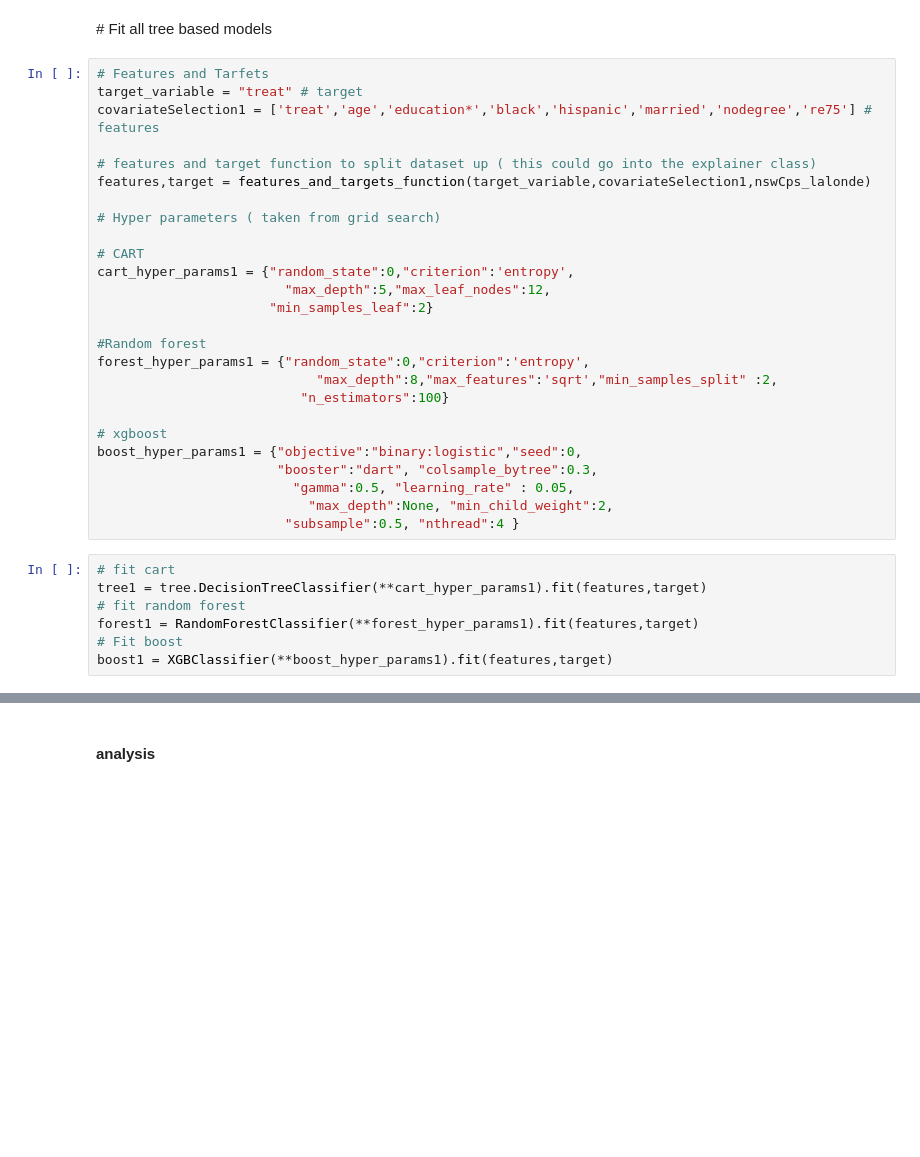
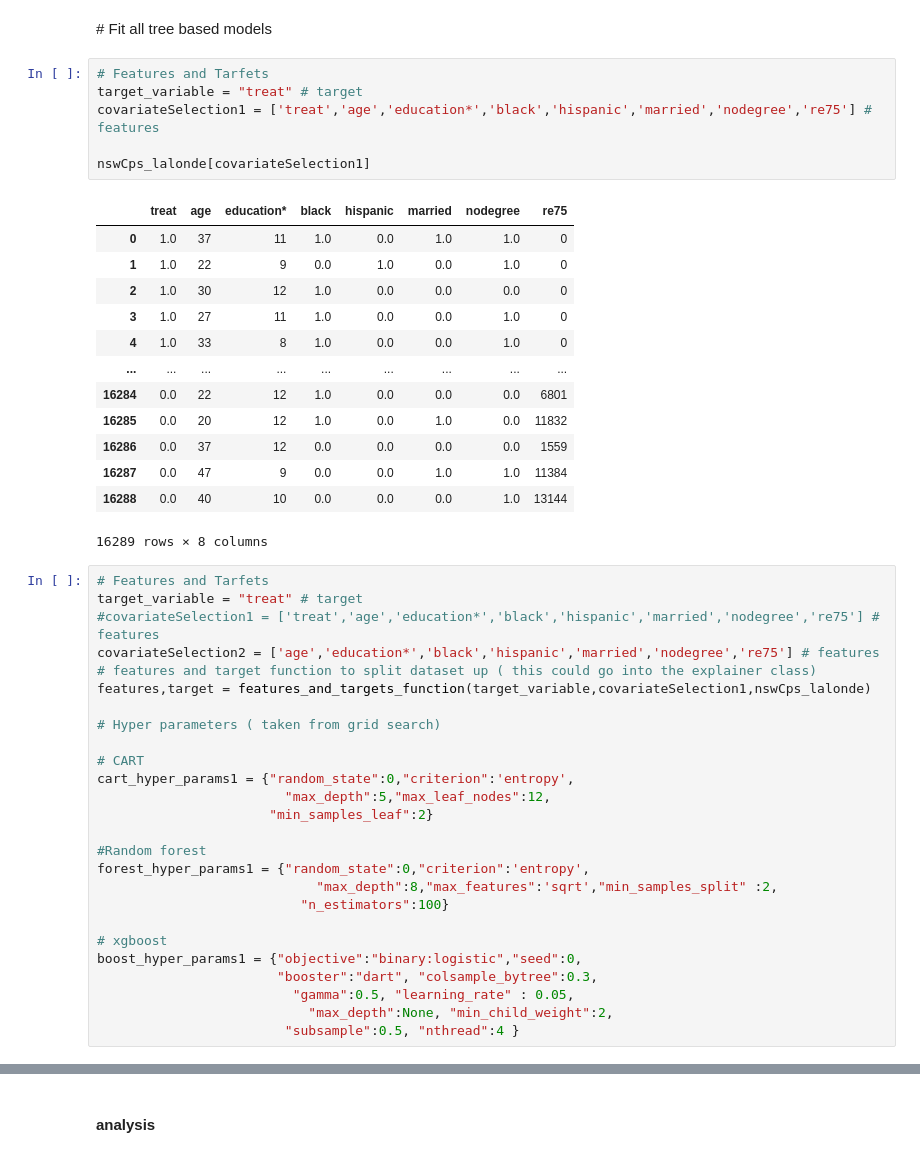
Before and after one commit to MawuliAgamah/ml-propensity-score-matching, a Jupyter notebook: Jupyter notebooks/model explanations.ipynb, the cells around one changed output, grey strips where cells are left out. Drawn from its saved outputs; the diff is of its cells as text; blank space fills up the shorter version.

```diff
--- a/Jupyter notebooks/model explanations.ipynb
+++ b/Jupyter notebooks/model explanations.ipynb
@@ -297,11 +305,31 @@ def features_and_targets_function(target,features,dataset):
 <p> 4 - nsw treated + PSID control (Dehejia & Wahba sub-sample) </p>
 # %% [markdown]
 # Fit all tree based models
+# %%
+# Features and Tarfets
+target_variable = "treat" # target
+covariateSelection1 = ['treat','age','education*','black','hispanic','married','nodegree','re75'] # features
+
+nswCps_lalonde[covariateSelection1]
+# %% [output]
+|  | treat | age | education* | black | hispanic | married | nodegree | re75 |
+| 0 | 1.0 | 37 | 11 | 1.0 | 0.0 | 1.0 | 1.0 | 0 |
+| 1 | 1.0 | 22 | 9 | 0.0 | 1.0 | 0.0 | 1.0 | 0 |
+| 2 | 1.0 | 30 | 12 | 1.0 | 0.0 | 0.0 | 0.0 | 0 |
+| 3 | 1.0 | 27 | 11 | 1.0 | 0.0 | 0.0 | 1.0 | 0 |
+| 4 | 1.0 | 33 | 8 | 1.0 | 0.0 | 0.0 | 1.0 | 0 |
+| ... | ... | ... | ... | ... | ... | ... | ... | ... |
+| 16284 | 0.0 | 22 | 12 | 1.0 | 0.0 | 0.0 | 0.0 | 6801 |
+| 16285 | 0.0 | 20 | 12 | 1.0 | 0.0 | 1.0 | 0.0 | 11832 |
+| 16286 | 0.0 | 37 | 12 | 0.0 | 0.0 | 0.0 | 0.0 | 1559 |
+| 16287 | 0.0 | 47 | 9 | 0.0 | 0.0 | 1.0 | 1.0 | 11384 |
+| 16288 | 0.0 | 40 | 10 | 0.0 | 0.0 | 0.0 | 1.0 | 13144 |
+16289 rows × 8 columns
 # %%
 # Features and Tarfets
 target_variable = "treat" # target
-covariateSelection1 = ['treat','age','education*','black','hispanic','married','nodegree','re75'] # features
-
+#covariateSelection1 = ['treat','age','education*','black','hispanic','married','nodegree','re75'] # features
+covariateSelection2 = ['age','education*','black','hispanic','married','nodegree','re75'] # features
 # features and target function to split dataset up ( this could go into the explainer class)
 features,target = features_and_targets_function(target_variable,covariateSelection1,nswCps_lalonde)
 
@@ -323,10 +351,3 @@ boost_hyper_params1 = {"objective":"binary:logistic","seed":0,
                          "gamma":0.5, "learning_rate" : 0.05,
                            "max_depth":None, "min_child_weight":2,
                         "subsample":0.5, "nthread":4 }
-# %%
-# fit cart
-tree1 = tree.DecisionTreeClassifier(**cart_hyper_params1).fit(features,target)
-# fit random forest
-forest1 = RandomForestClassifier(**forest_hyper_params1).fit(features,target)
-# Fit boost
-boost1 = XGBClassifier(**boost_hyper_params1).fit(features,target)
```
Also changed, not shown: parts of 12 cells of this notebook.
